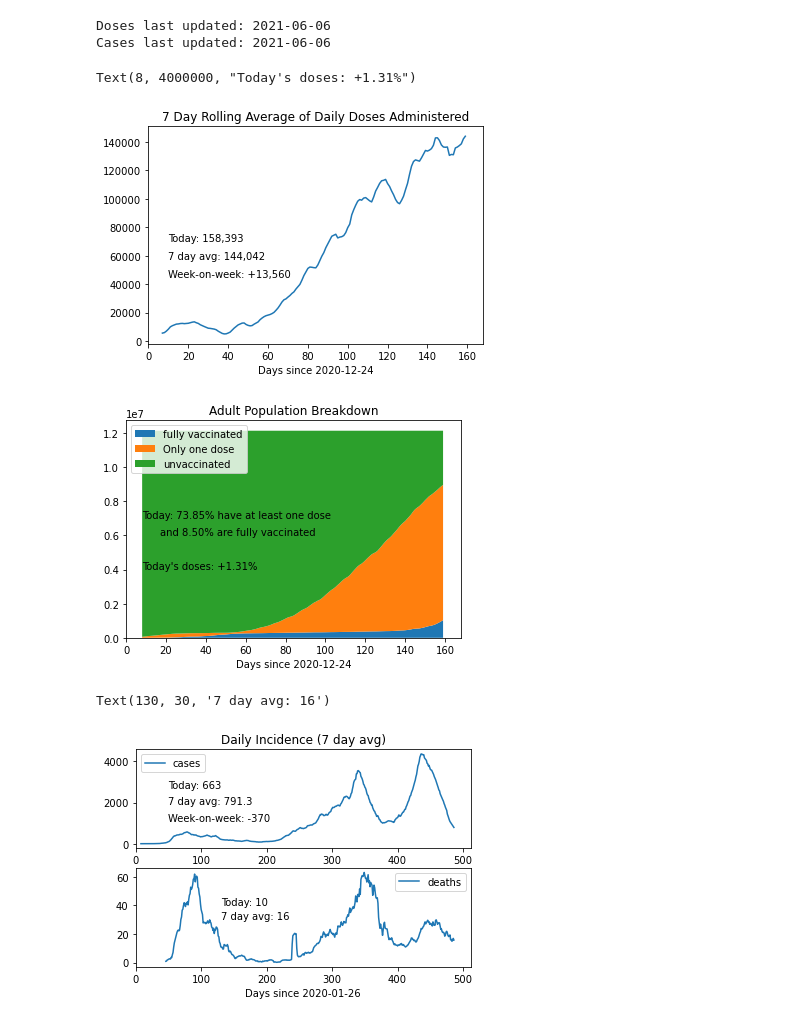
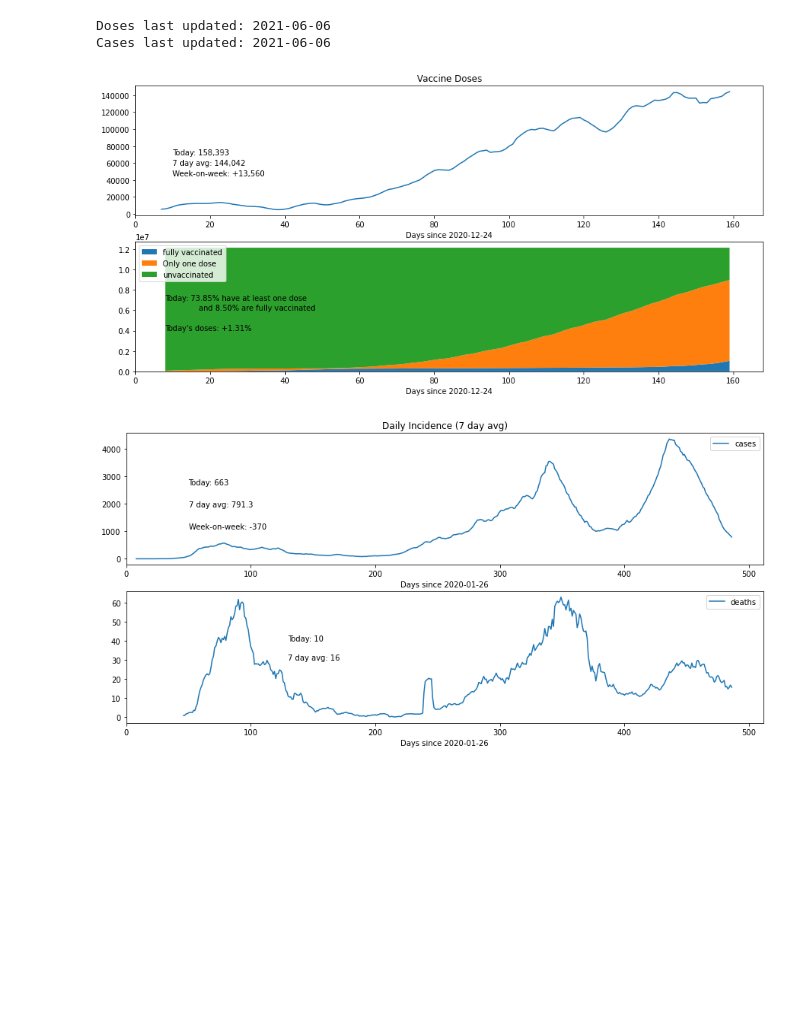
Before and after one commit to hatton-jasper9/covid-stats, a Jupyter notebook: covid-stats.ipynb, the cells around one changed output. Cells and saved outputs as stored; diff of their text form; code cells hidden in the pictures; blank space fills up the shorter version.

```diff
--- a/covid-stats.ipynb
+++ b/covid-stats.ipynb
@@ -16,6 +16,13 @@ import math
 
 #from: https://www.fin.gov.on.ca/en/economy/demographics/projections/table6.html#year2019
 pop = 12134923 #adult population only
+
+#global display parameters
+
+figwidth=15
+figheight=7
+
+#some useful functions
 
 def list2np(arglist):
     retlist=[]
@@ -109,45 +116,44 @@ Cases last updated: 2021-06-06
 # %%
 #Vaccines
 
 xx=np.arange(0,len(total_doses), step=1) #for the graph x axes
 
 #daily doses
 
 doses_week_on_week = doses[-1] - doses[-8]
 
-fig2,ax2=plt.subplots()
-ax2.set_title("7 Day Rolling Average of Daily Doses Administered")
-ax2.set_xlabel("Days since "+dose_dates[0])
-ax2.plot(xx, doses_avg7)
-ax2.set_xlim([0,1.05*len(xx)])
-ax2.text(10,70000,"Today: {:,}".format(doses[-1]))
+fig2,ax2=plt.subplots(2,1)
+ax2[0].set_title("Vaccine Doses")
+ax2[0].set_xlabel("Days since "+dose_dates[0])
+ax2[0].plot(xx, doses_avg7)
+ax2[0].set_xlim([0,1.05*len(xx)])
+ax2[0].text(10,70000,"Today: {:,}".format(doses[-1]))
 if doses_week_on_week < 0:
-    ax2.text(10,45000,"Week-on-week: {:,}".format(doses_week_on_week))
+    ax2[0].text(10,45000,"Week-on-week: {:,}".format(doses_week_on_week))
 else:
-    ax2.text(10,45000,"Week-on-week: +{:,}".format(doses_week_on_week))
-ax2.text(10,57500,"7 day avg: {:,.0f}".format(doses_avg7[-1]))
+    ax2[0].text(10,45000,"Week-on-week: +{:,}".format(doses_week_on_week))
+ax2[0].text(10,57500,"7 day avg: {:,.0f}".format(doses_avg7[-1]))
 
 #population breakdown
 
 popvec = np.full(len(xx), pop) #vector filled with total pop
 vacc = total_doses - full #number of people with at least one dose
 vacc_perc = vacc/pop
 unvacc = (popvec - vacc)
 one_dose = vacc - full #number of people with only one dose
 
-fig3,ax3=plt.subplots()
-ax3.stackplot(xx, full, one_dose, unvacc)
-ax3.legend(["fully vaccinated", "Only one dose", "unvaccinated"], loc="upper left")
-ax3.set_title("Adult Population Breakdown")
-ax3.set_xlabel("Days since " + dose_dates[0])
-ax3.set_xlim([0,1.05*len(xx)])
-ax3.text(8,7000000,"Today: {:.2%} have at least one dose".format(vacc_perc[-1]))
-ax3.text(17,6000000,"and {:.2%} are fully vaccinated".format(full[-1]/pop))
-ax3.text(8,4000000,"Today's doses: +{:.2%}".format(doses[-1]/pop))
+ax2[1].stackplot(xx, full, one_dose, unvacc)
+ax2[1].legend(["fully vaccinated", "Only one dose", "unvaccinated"], loc="upper left")
+ax2[1].set_xlabel("Days since " + dose_dates[0])
+ax2[1].set_xlim([0,1.05*len(xx)])
+ax2[1].text(8,7000000,"Today: {:.2%} have at least one dose".format(vacc_perc[-1]))
+ax2[1].text(17,6000000,"and {:.2%} are fully vaccinated".format(full[-1]/pop))
+ax2[1].text(8,4000000,"Today's doses: +{:.2%}".format(doses[-1]/pop))
+
+fig2.set_figwidth(figwidth)
+fig2.set_figheight(figheight)
 # %% [output]
-Text(8, 4000000, "Today's doses: +1.31%")
-[figure, old version]
+[figure, new version]
-[figure, removed]
 # %%
 #Cases and deaths
 
@@ -173,9 +179,11 @@ ax4[1].set_xlim([0,1.05*len(xx2)])
 ax4[1].set_xlabel("Days since "+case_dates[0])
 ax4[1].text(130, 40, "Today: {:n}".format(deaths[-1]))
 ax4[1].text(130, 30, "7 day avg: {:.0f}".format(deaths_avg7[-1]))
+
+fig4.set_figwidth(figwidth)
+fig4.set_figheight(figheight)
 # %% [output]
-Text(130, 30, '7 day avg: 16')
-[figure, old version]
+[figure, new version]
 # %%
 #Reproductive number
 
```
Also changed, not shown: parts of 1 cell of this notebook.
